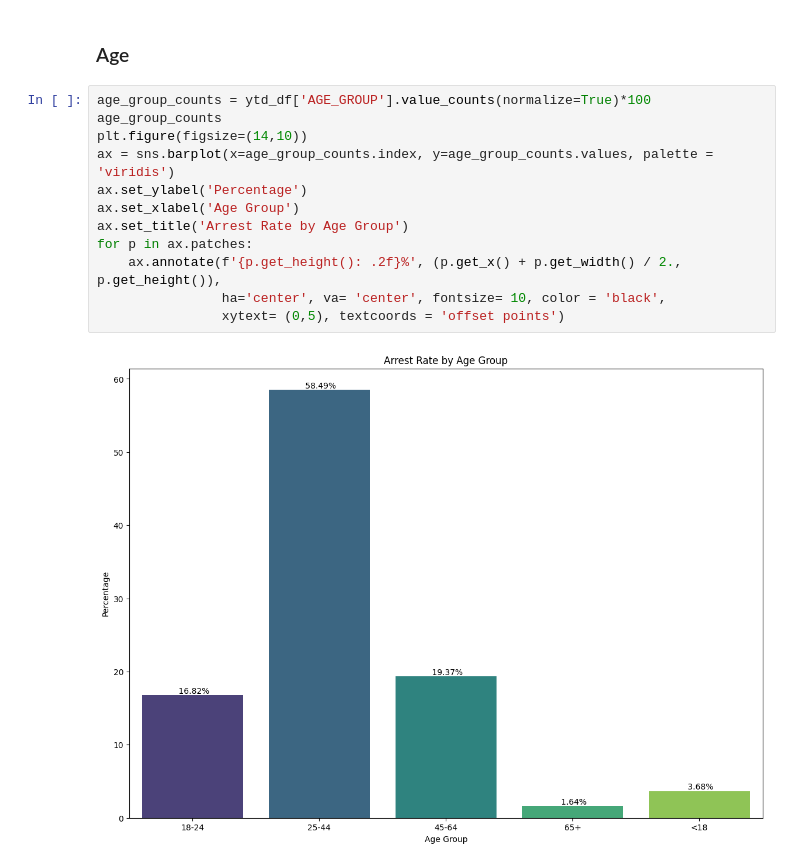
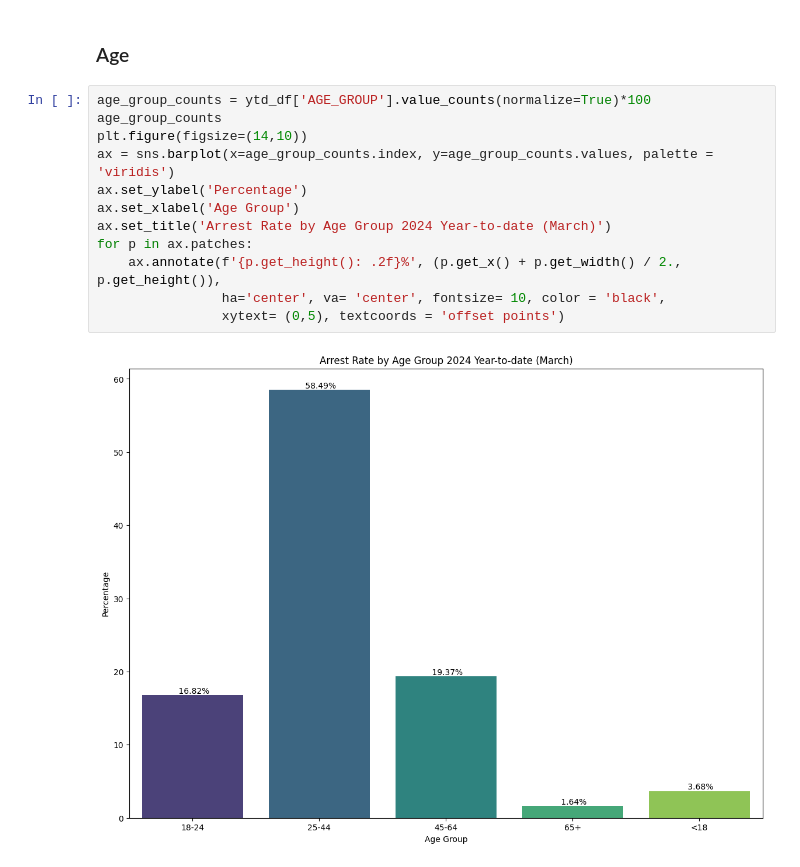
Before and after one commit to CarlosGG18/NYPD-Arrest-Analysis, a Jupyter notebook: 2024_YTD_EDA.ipynb, the cells around one changed output. Drawn from its saved outputs; the diff is of its cells as text.

```diff
--- a/2024_YTD_EDA.ipynb
+++ b/2024_YTD_EDA.ipynb
@@ -483,14 +483,14 @@ plt.show()
 # %%
 age_group_counts = ytd_df['AGE_GROUP'].value_counts(normalize=True)*100
 age_group_counts
 plt.figure(figsize=(14,10))
 ax = sns.barplot(x=age_group_counts.index, y=age_group_counts.values, palette = 'viridis')
 ax.set_ylabel('Percentage')
 ax.set_xlabel('Age Group')
-ax.set_title('Arrest Rate by Age Group')
+ax.set_title('Arrest Rate by Age Group 2024 Year-to-date (March)')
 for p in ax.patches:
     ax.annotate(f'{p.get_height(): .2f}%', (p.get_x() + p.get_width() / 2., p.get_height()),
                 ha='center', va= 'center', fontsize= 10, color = 'black',
                 xytext= (0,5), textcoords = 'offset points')
 # %% [output]
-[figure, old version]
+[figure, new version]
```
Also changed, not shown: parts of 3 cells of this notebook, 1 other file.
